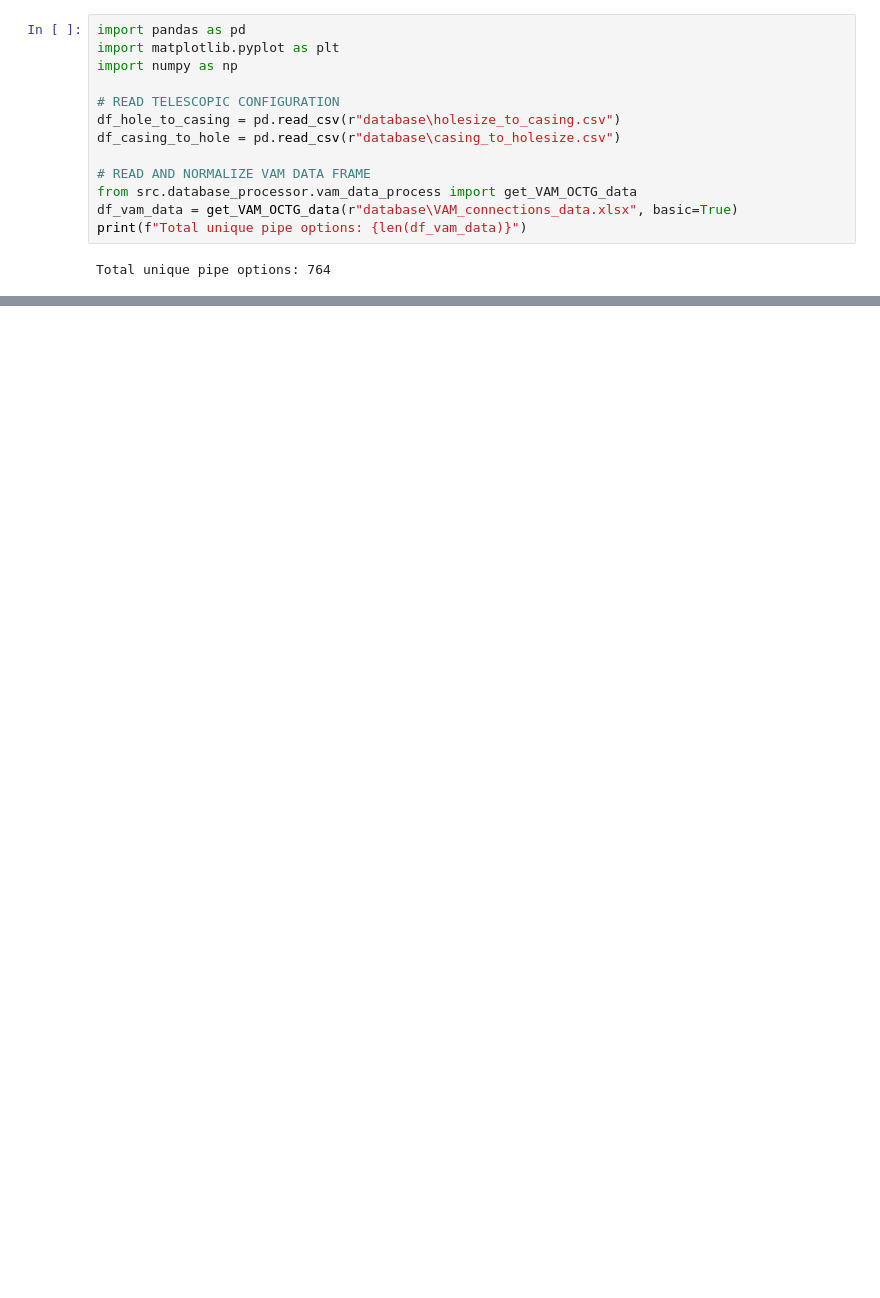
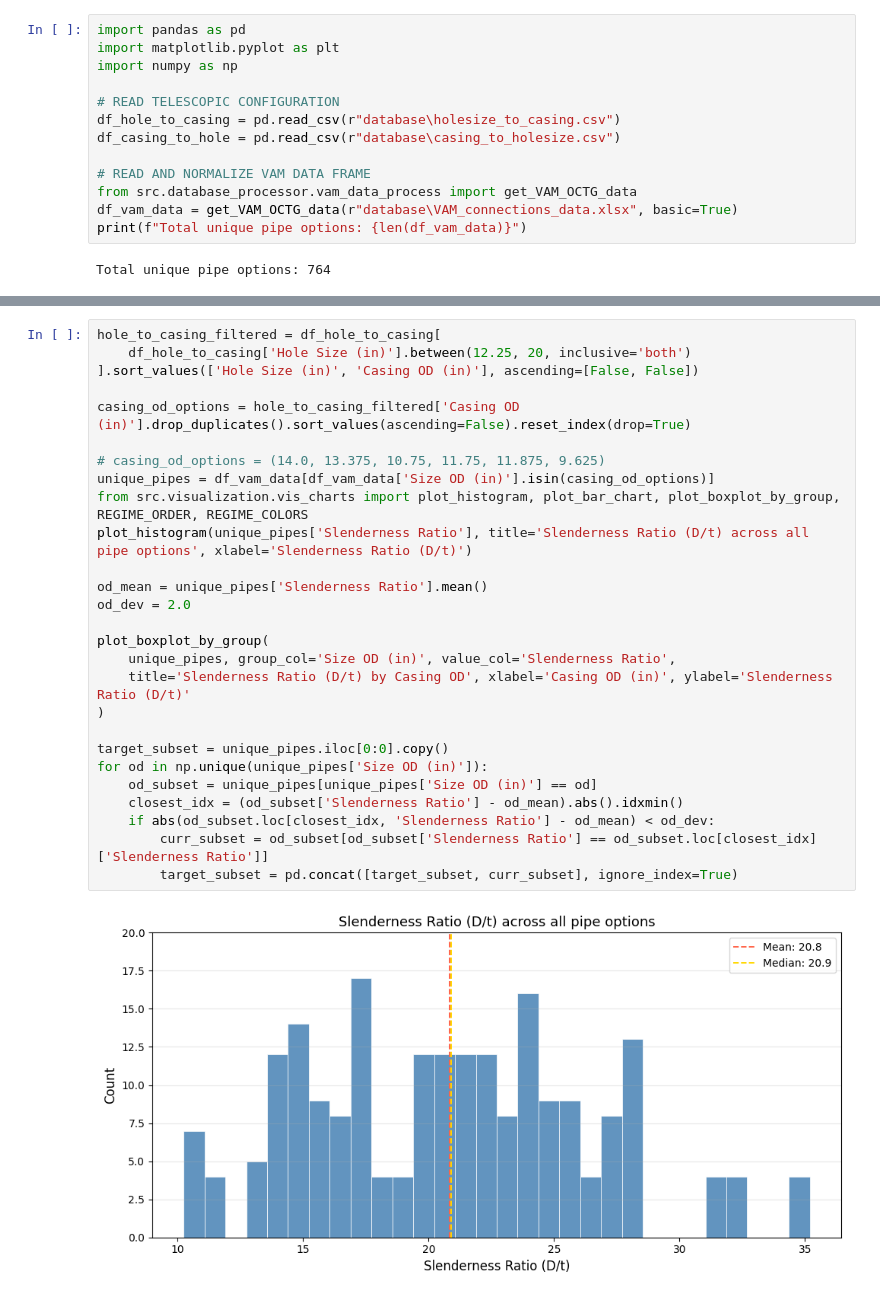
Before and after one commit to danielduquemelo/pyWellIntegrityToolkit, a Jupyter notebook: options.ipynb, the cells around one changed output, grey strips where cells are left out. Cells and saved outputs as stored; diff of their text form; blank space fills up the shorter version.

```diff
--- a/options.ipynb
+++ b/options.ipynb
@@ -45,0 +68,29 @@ Name: count, dtype: int64
+# %%
+hole_to_casing_filtered = df_hole_to_casing[
+    df_hole_to_casing['Hole Size (in)'].between(12.25, 20, inclusive='both')
+].sort_values(['Hole Size (in)', 'Casing OD (in)'], ascending=[False, False])
+
+casing_od_options = hole_to_casing_filtered['Casing OD (in)'].drop_duplicates().sort_values(ascending=False).reset_index(drop=True)
+
+# casing_od_options = (14.0, 13.375, 10.75, 11.75, 11.875, 9.625)
+unique_pipes = df_vam_data[df_vam_data['Size OD (in)'].isin(casing_od_options)]
+from src.visualization.vis_charts import plot_histogram, plot_bar_chart, plot_boxplot_by_group, REGIME_ORDER, REGIME_COLORS
+plot_histogram(unique_pipes['Slenderness Ratio'], title='Slenderness Ratio (D/t) across all pipe options', xlabel='Slenderness Ratio (D/t)')
+
+od_mean = unique_pipes['Slenderness Ratio'].mean()
+od_dev = 2.0
+
+plot_boxplot_by_group(
+    unique_pipes, group_col='Size OD (in)', value_col='Slenderness Ratio',
+    title='Slenderness Ratio (D/t) by Casing OD', xlabel='Casing OD (in)', ylabel='Slenderness Ratio (D/t)'
+)
+
+target_subset = unique_pipes.iloc[0:0].copy()
+for od in np.unique(unique_pipes['Size OD (in)']):
+    od_subset = unique_pipes[unique_pipes['Size OD (in)'] == od]
+    closest_idx = (od_subset['Slenderness Ratio'] - od_mean).abs().idxmin()
+    if abs(od_subset.loc[closest_idx, 'Slenderness Ratio'] - od_mean) < od_dev:
+        curr_subset = od_subset[od_subset['Slenderness Ratio'] == od_subset.loc[closest_idx]['Slenderness Ratio']]
+        target_subset = pd.concat([target_subset, curr_subset], ignore_index=True)
+# %% [output]
+[figure, added]
```
Also changed, not shown: parts of 6 cells of this notebook, 1 other file.
